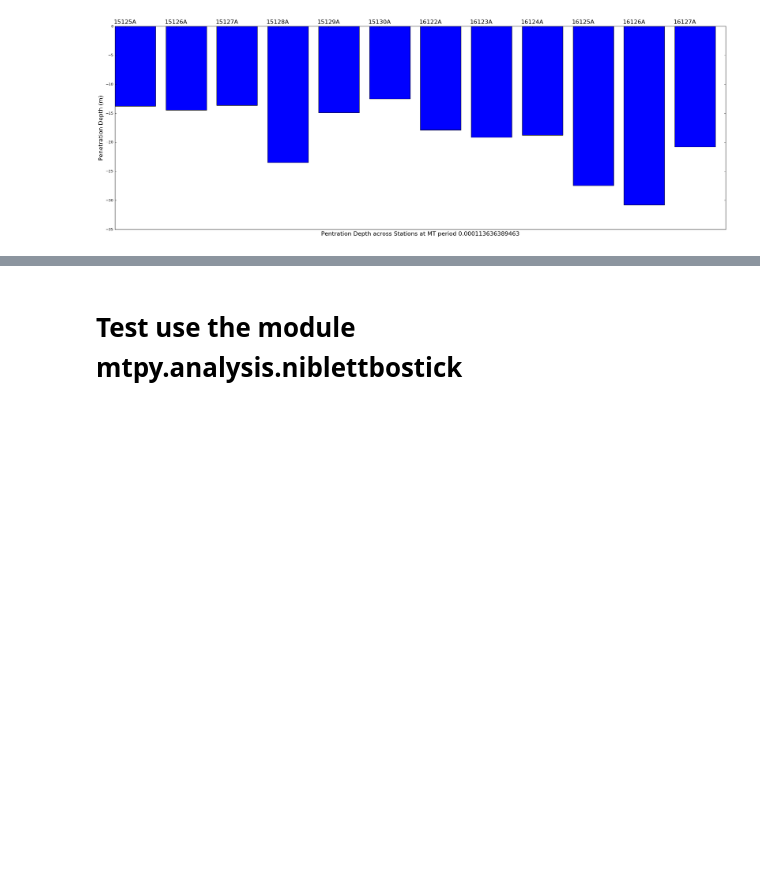
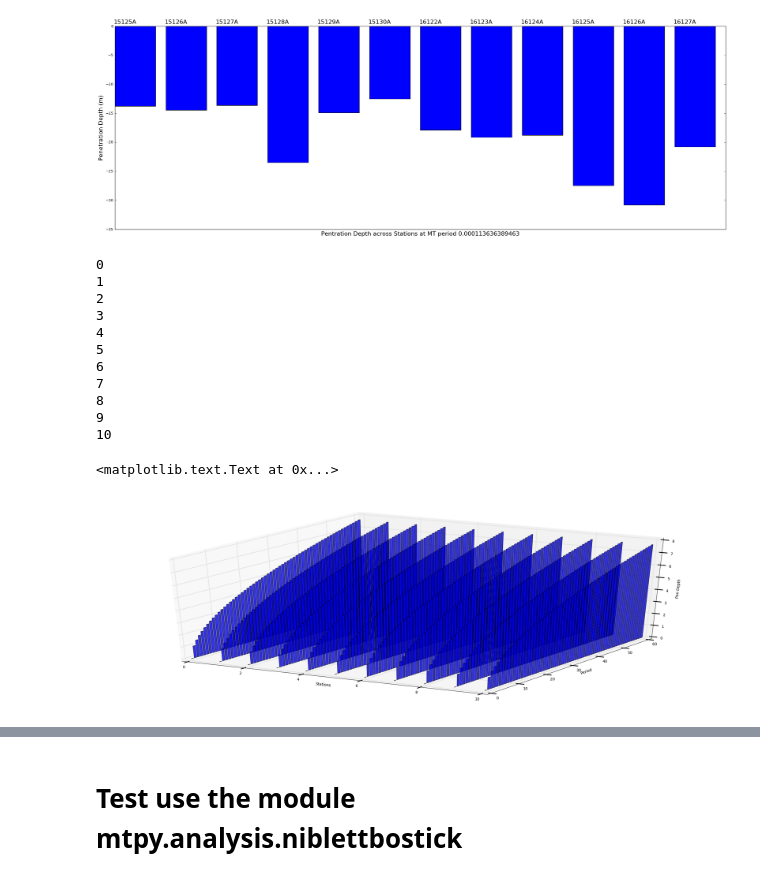
Before and after one commit to MTgeophysics/mtpy, a Jupyter notebook: examples/notebooks/Apparent_Resistivity_Penetration_Depth.ipynb, the cells around one changed output, grey strips where cells are left out. Saved outputs shown, nothing was run; the diff lists cells and outputs as text; code cells hidden in the pictures; blank space fills up the shorter version.

Commit message:
updated  examples/plot_penetration_depth.py and Apparent_Resistivity_Penetration_Depth.ipynb to include 3D plot of station profile of penetration depth over periods

```diff
--- a/examples/notebooks/Apparent_Resistivity_Penetration_Depth.ipynb
+++ b/examples/notebooks/Apparent_Resistivity_Penetration_Depth.ipynb
@@ -288,0 +287,43 @@ plt.gca().xaxis.tick_top()
+# %%
+# 3D-plot of pen-depth over station and periods
+# http://matplotlib.org/1.3.1/mpl_toolkits/mplot3d/tutorial.html
+
+from mpl_toolkits.mplot3d import Axes3D
+
+fig = plt.figure()
+ax = fig.add_subplot(111, projection='3d')
+
+#for c, z in zip(['r', 'g', 'b', 'y'], [0,1,2,3,4,5,6,7,8,9,10]):
+for z in [0,1,2,3,4,5,6,7,8,9,10]:
+    #print(c)
+    print(z)
+
+    xs = np.arange(60)
+    ys = np.sqrt(xs) #np.random.rand(60)
+
+    # You can provide either a single color or an array. To demonstrate this,
+    # the first bar of each set will be colored cyan.
+    #cs = [c] * len(xs)
+    cs = ['#0000ee'] * len(xs)
+    #cs[0] = 'c'
+    ax.bar(xs, ys, zs=z, zdir='x', color=cs, alpha=0.8)
+
+ax.set_xlabel('Stations')
+ax.set_ylabel('Period')
+ax.set_zlabel('Pen Depth')
+
+#plt.show()
+# %% [output]
+0
+1
+2
+3
+4
+5
+6
+7
+8
+9
+10
+<matplotlib.text.Text at 0x...>
+[figure, added]
```
Also changed, not shown: parts of 13 cells of this notebook, 1 other file.
